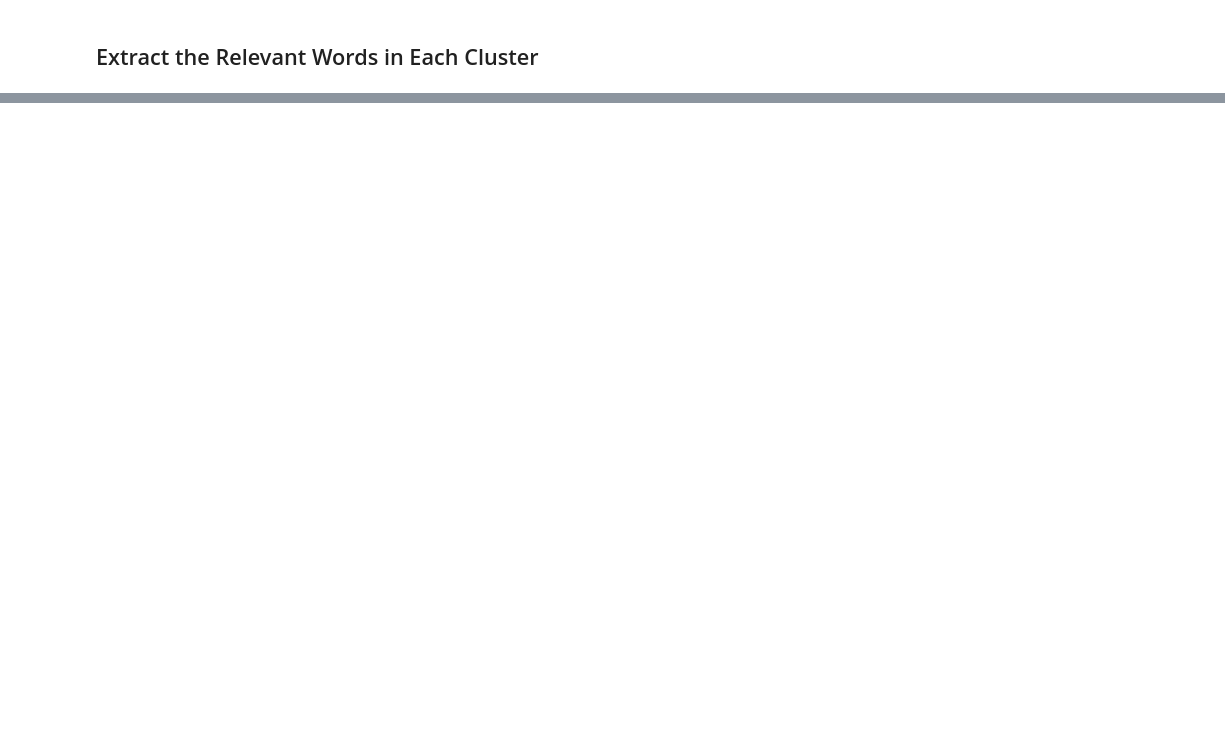
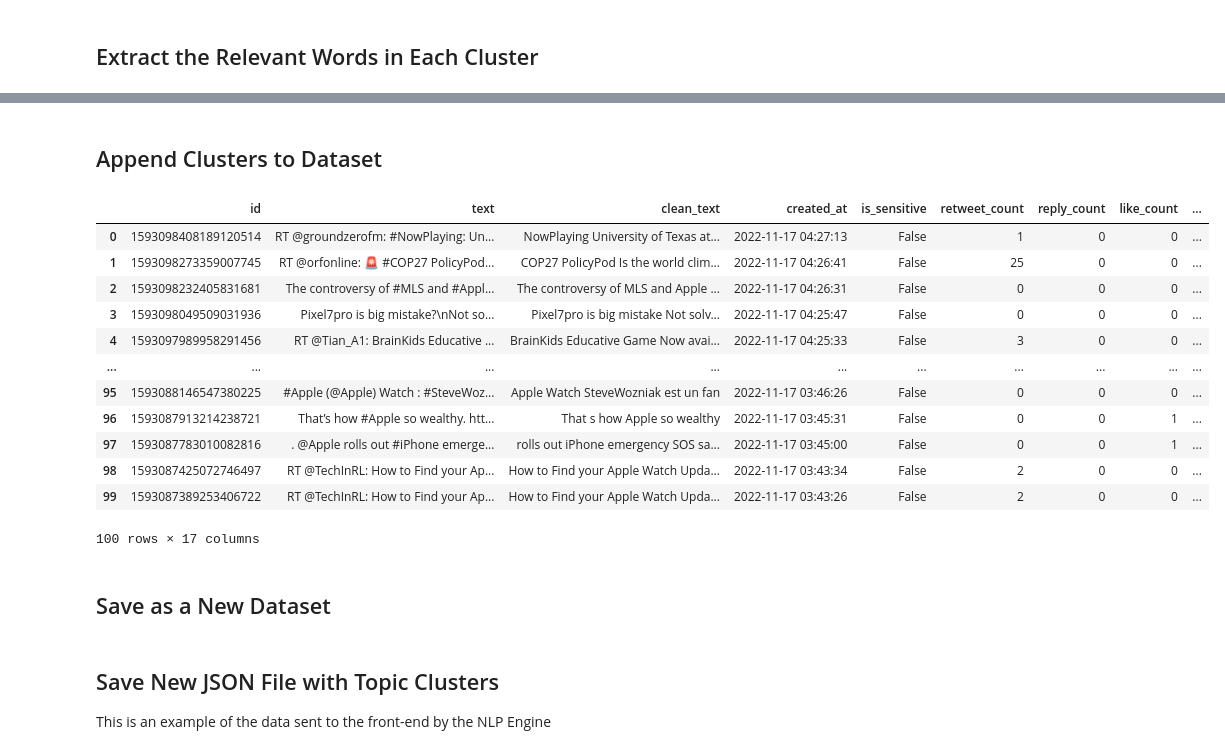
Before and after one commit to faustotnc/PekinSearch, a Jupyter notebook: NLP/Experiments/topic_modeling.ipynb, the cells around one changed output, grey strips where cells are left out. Cells and saved outputs as stored; diff of their text form; code cells hidden in the pictures; blank space fills up the shorter version.

```diff
--- a/NLP/Experiments/topic_modeling.ipynb
+++ b/NLP/Experiments/topic_modeling.ipynb
@@ -259,0 +193,24 @@ sorted(top_n_words[3], key=lambda x: x[1], reverse=True)
+# %% [markdown]
+## Append Clusters to Dataset
+# %%
+RAW_DATA['cluster_id'] = cluster.labels_
+RAW_DATA['cluster_x'] = result['x']
+RAW_DATA['cluster_y'] = result['y']
+
+RAW_DATA
+# %% [output]
+|  | id | text | clean_text | created_at | is_sensitive | retweet_count | reply_count | like_count | ... |
+| 0 | 1593098408189120514 | RT @groundzerofm: #NowPlaying: Un... | NowPlaying University of Texas at... | 2022-11-17 04:27:13 | False | 1 | 0 | 0 | ... |
+| 1 | 1593098273359007745 | RT @orfonline: 🚨 #COP27 PolicyPod... | COP27 PolicyPod Is the world clim... | 2022-11-17 04:26:41 | False | 25 | 0 | 0 | ... |
+| 2 | 1593098232405831681 | The controversy of #MLS and #Appl... | The controversy of MLS and Apple ... | 2022-11-17 04:26:31 | False | 0 | 0 | 0 | ... |
+| 3 | 1593098049509031936 | Pixel7pro is big mistake?\nNot so... | Pixel7pro is big mistake Not solv... | 2022-11-17 04:25:47 | False | 0 | 0 | 0 | ... |
+| 4 | 1593097989958291456 | RT @Tian_A1: BrainKids Educative ... | BrainKids Educative Game Now avai... | 2022-11-17 04:25:33 | False | 3 | 0 | 0 | ... |
+| ... | ... | ... | ... | ... | ... | ... | ... | ... | ... |
+| 95 | 1593088146547380225 | #Apple (@Apple) Watch : #SteveWoz... | Apple Watch SteveWozniak est un fan | 2022-11-17 03:46:26 | False | 0 | 0 | 0 | ... |
+| 96 | 1593087913214238721 | That’s how #Apple so wealthy. htt... | That s how Apple so wealthy | 2022-11-17 03:45:31 | False | 0 | 0 | 1 | ... |
+| 97 | 1593087783010082816 | . @Apple rolls out #iPhone emerge... | rolls out iPhone emergency SOS sa... | 2022-11-17 03:45:00 | False | 0 | 0 | 1 | ... |
+| 98 | 1593087425072746497 | RT @TechInRL: How to Find your Ap... | How to Find your Apple Watch Upda... | 2022-11-17 03:43:34 | False | 2 | 0 | 0 | ... |
+| 99 | 1593087389253406722 | RT @TechInRL: How to Find your Ap... | How to Find your Apple Watch Upda... | 2022-11-17 03:43:26 | False | 2 | 0 | 0 | ... |
+100 rows × 17 columns
+# %% [markdown]
+## Save as a New Dataset
@@ -259,0 +219,3 @@ sorted(top_n_words[3], key=lambda x: x[1], reverse=True)
+# %% [markdown]
+## Save New JSON File with Topic Clusters
+This is an example of the data sent to the front-end by the NLP Engine
```
Also changed, not shown: parts of 22 cells of this notebook, 10 other files.
